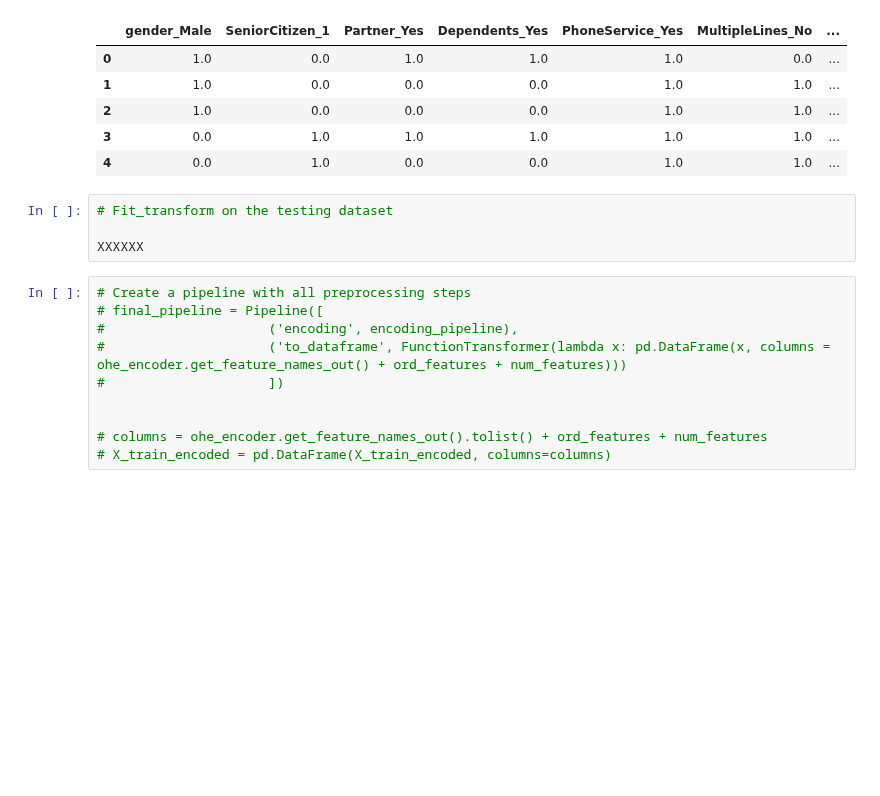
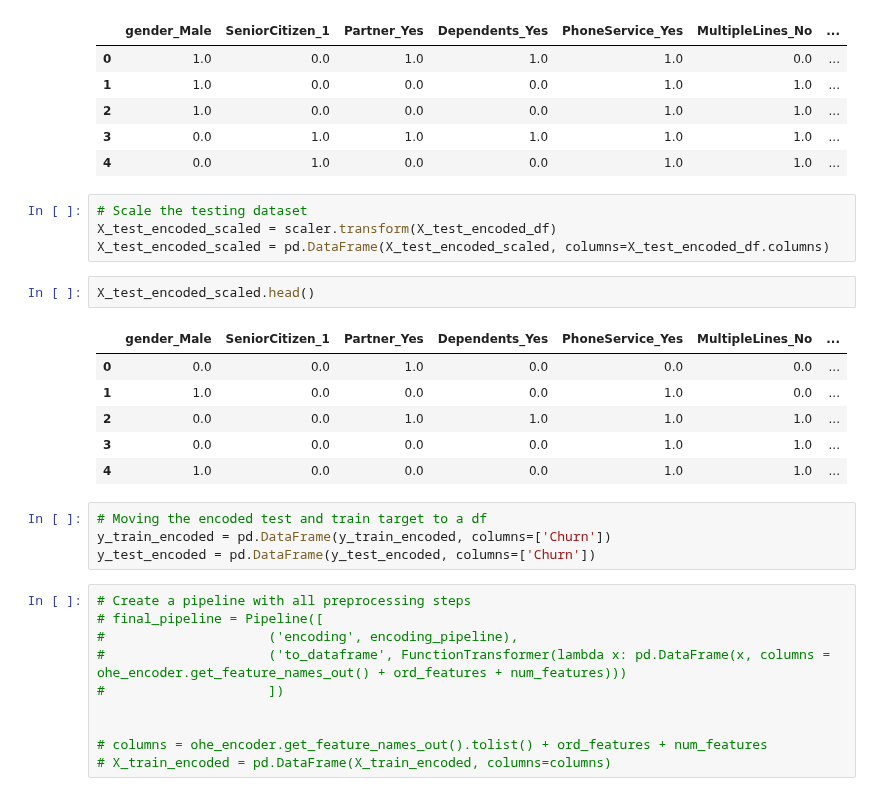
Before and after one commit to pedroabisamara/churn_prediction, a Jupyter notebook: churn_prediction.ipynb, the cells around one changed output. Cells and saved outputs as stored; diff of their text form; blank space fills up the shorter version.

```diff
--- a/churn_prediction.ipynb
+++ b/churn_prediction.ipynb
@@ -459,9 +468,22 @@ X_train_encoded_scaled.head()
 | 3 | 0.0 | 1.0 | 1.0 | 1.0 | 1.0 | 1.0 | ... |
 | 4 | 0.0 | 1.0 | 0.0 | 0.0 | 1.0 | 1.0 | ... |
 # %%
-# Fit_transform on the testing dataset
-
-XXXXXX
+# Scale the testing dataset
+X_test_encoded_scaled = scaler.transform(X_test_encoded_df)
+X_test_encoded_scaled = pd.DataFrame(X_test_encoded_scaled, columns=X_test_encoded_df.columns)
+# %%
+X_test_encoded_scaled.head()
+# %% [output]
+|  | gender_Male | SeniorCitizen_1 | Partner_Yes | Dependents_Yes | PhoneService_Yes | MultipleLines_No | ... |
+| 0 | 0.0 | 0.0 | 1.0 | 0.0 | 0.0 | 0.0 | ... |
+| 1 | 1.0 | 0.0 | 0.0 | 0.0 | 1.0 | 0.0 | ... |
+| 2 | 0.0 | 0.0 | 1.0 | 1.0 | 1.0 | 1.0 | ... |
+| 3 | 0.0 | 0.0 | 0.0 | 0.0 | 1.0 | 1.0 | ... |
+| 4 | 1.0 | 0.0 | 0.0 | 0.0 | 1.0 | 1.0 | ... |
+# %%
+# Moving the encoded test and train target to a df
+y_train_encoded = pd.DataFrame(y_train_encoded, columns=['Churn'])
+y_test_encoded = pd.DataFrame(y_test_encoded, columns=['Churn'])
 # %%
 # Create a pipeline with all preprocessing steps
 # final_pipeline = Pipeline([
```
Also changed, not shown: parts of 9 cells of this notebook.
